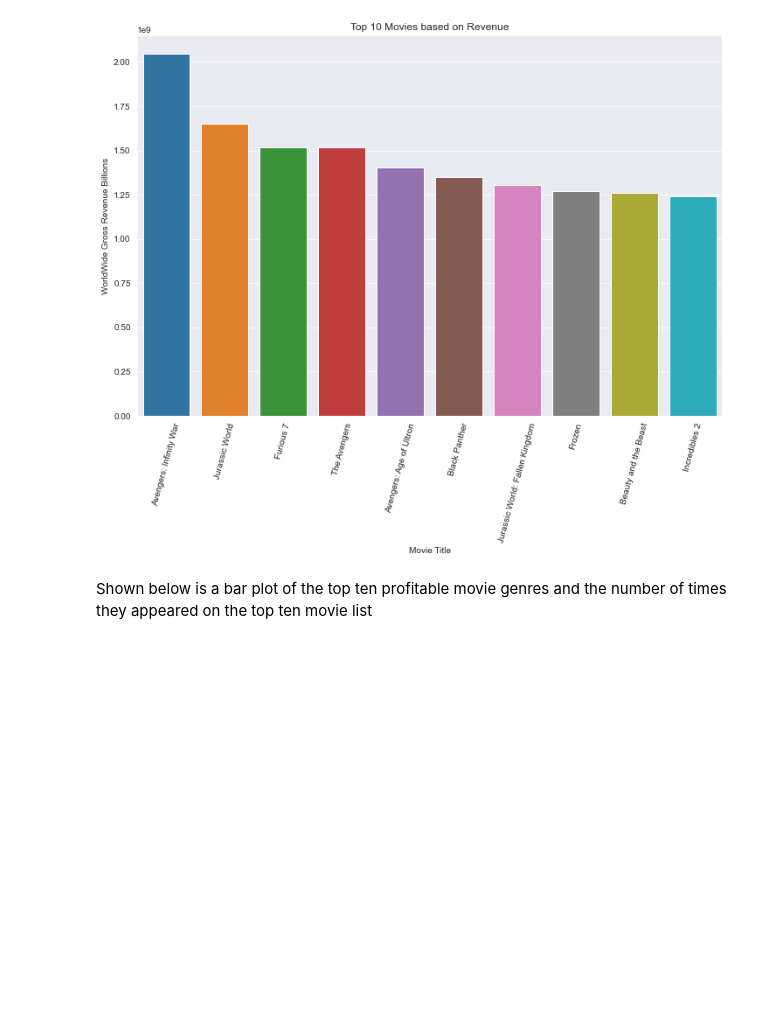
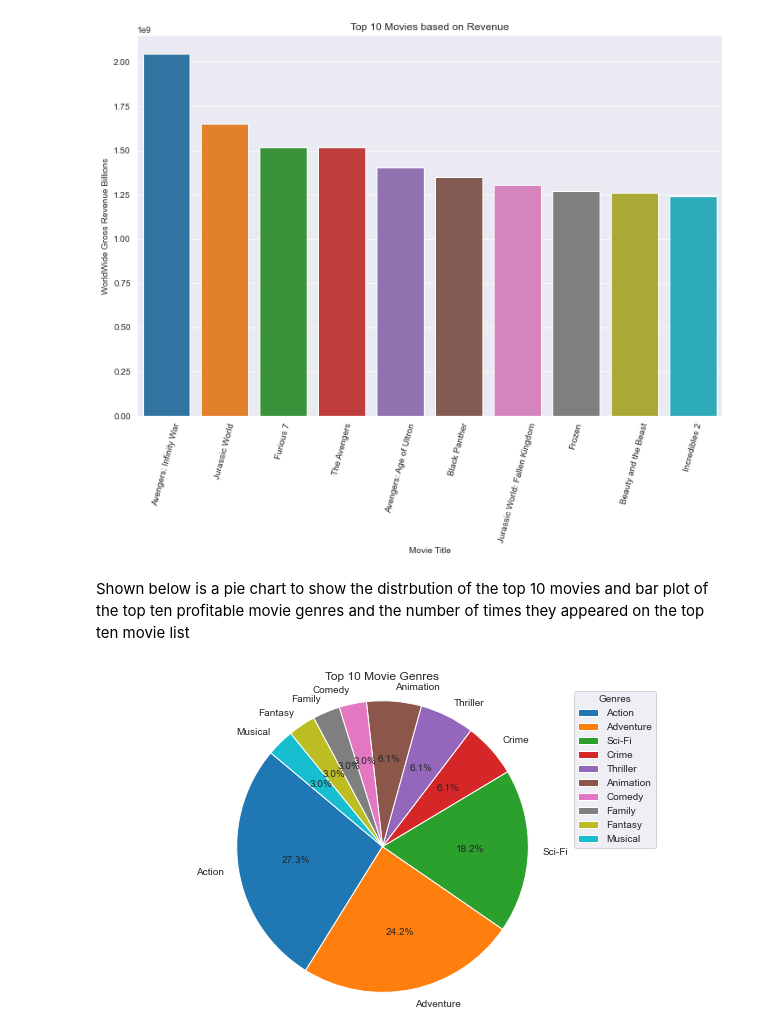
Before and after one commit to GraceRotich/project1-phaseone, a Jupyter notebook: student.ipynb, the cells around one changed output. Drawn from its saved outputs; the diff is of its cells as text; code cells hidden in the pictures; blank space fills up the shorter version.

Commit message:
pie chart of the top 10 movies genres and a bar plot for the top movie genres

```diff
--- a/student.ipynb
+++ b/student.ipynb
@@ -504,4 +504,22 @@ plt.show();
 # %% [output]
 [figure]
 # %% [markdown]
-Shown below is a bar plot of the top ten profitable movie genres and the number of times they appeared on the top ten movie list
+Shown below is a pie chart to show the distrbution of the top 10 movies and bar plot of the top ten profitable movie genres and the number of times they appeared on the top ten movie list
+# %%
+
+
+# Data preparation
+genree = list(genre_counts.keys())
+genre_no = list(genre_counts.values())
+
+# Plotting the pie chart
+plt.figure(figsize=(10, 6))
+plt.pie(genre_no, labels=genree, autopct='%1.1f%%', startangle=140)
+plt.axis('equal')  # Equal aspect ratio ensures that pie is drawn as a circle
+plt.title('Top 10 Movie Genres')
+
+# Adding a legend
+plt.legend(title='Genres', loc='upper right')
+plt.show()
+# %% [output]
+[figure, added]
```
Also changed, not shown: parts of 3 cells of this notebook.
